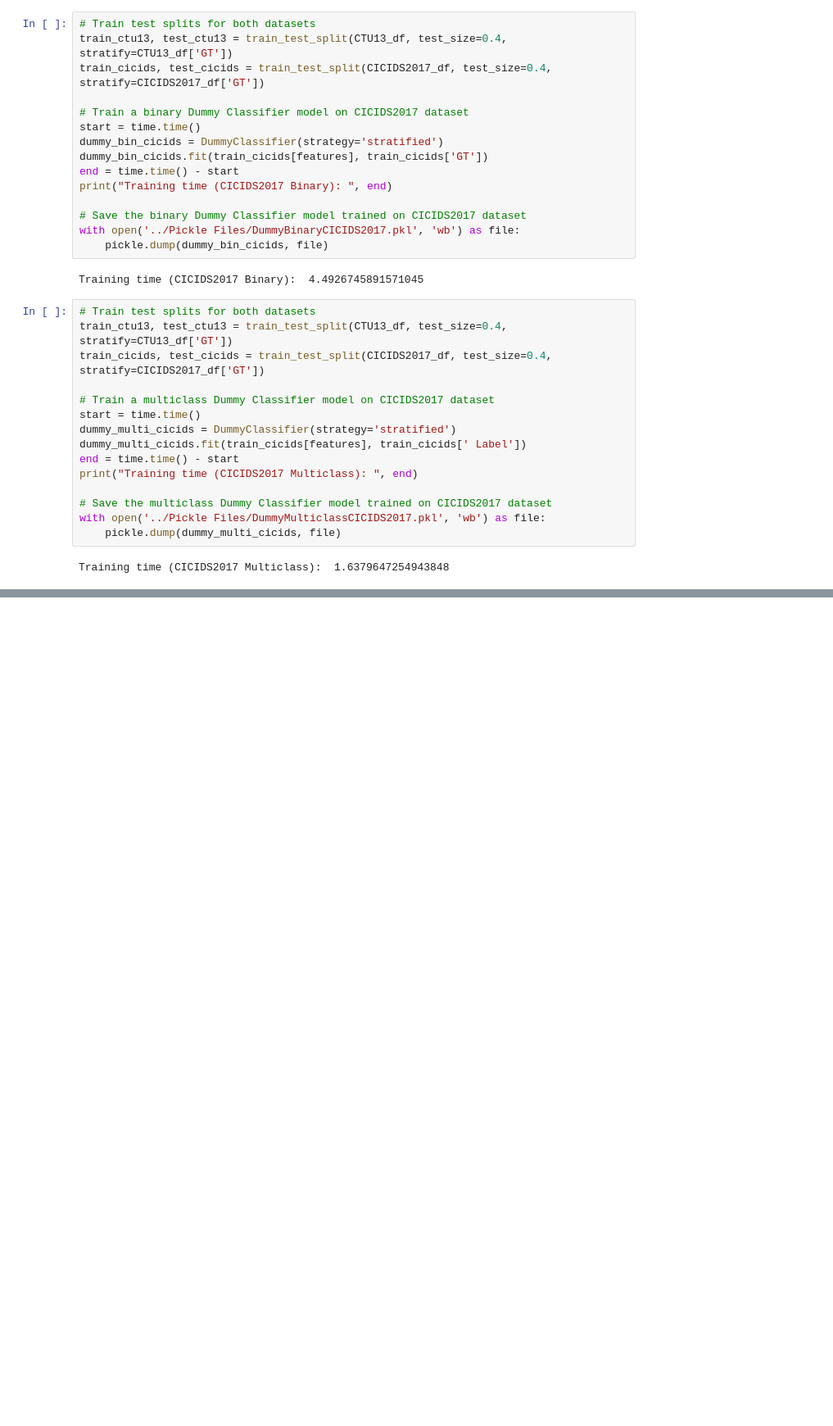
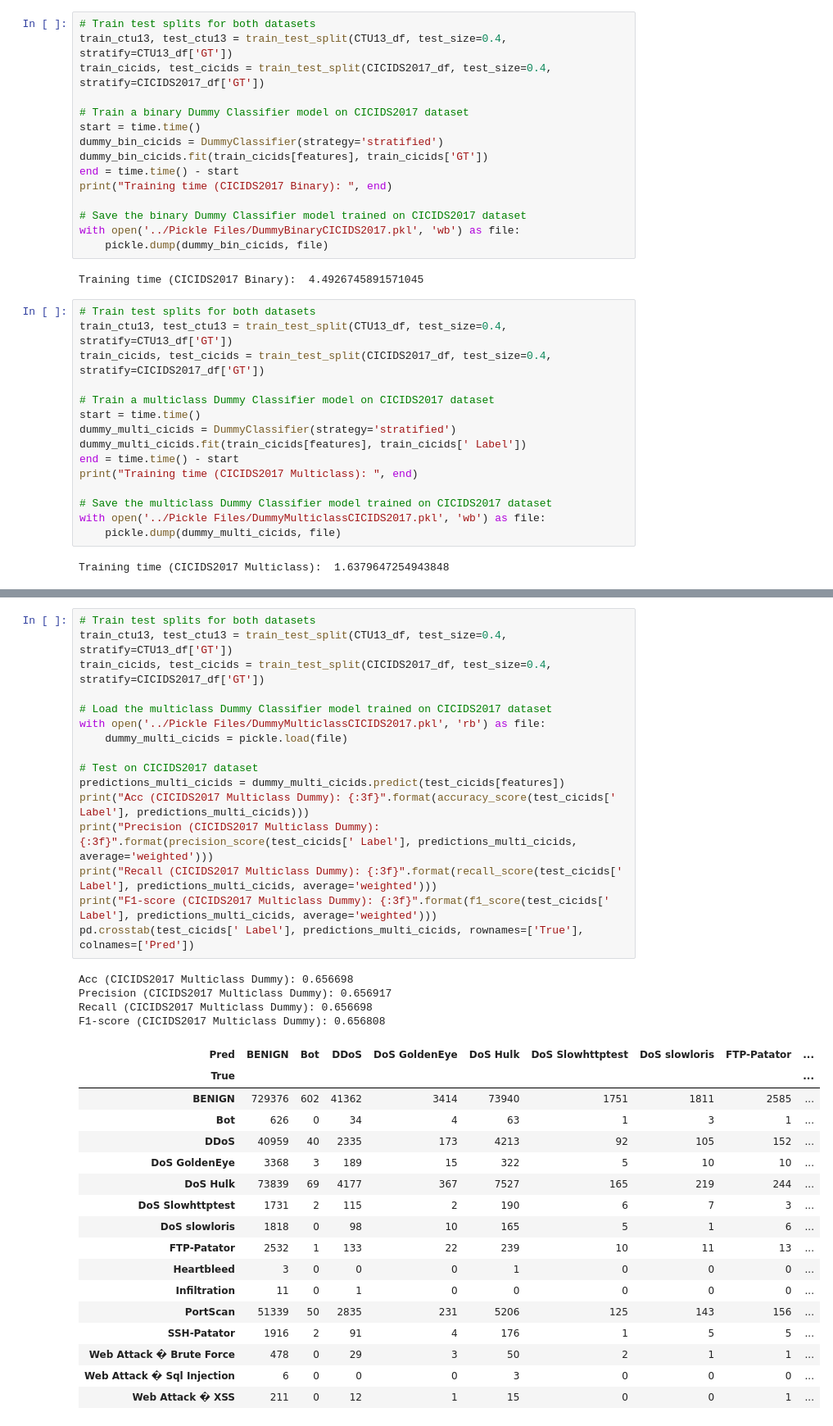
Before and after one commit to bedair81/Code-NIDS-ML-KCL, a Jupyter notebook: code/trainDummyClassifier.ipynb, the cells around one changed output, grey strips where cells are left out. Shown at 82% size. Drawn from its saved outputs; the diff is of its cells as text; blank space fills up the shorter version.

```diff
--- a/code/trainDummyClassifier.ipynb
+++ b/code/trainDummyClassifier.ipynb
@@ -216,3 +224,41 @@ F1-score (CICIDS2017 Binary Dummy): 0.197910
+# %%
+# Train test splits for both datasets
+train_ctu13, test_ctu13 = train_test_split(CTU13_df, test_size=0.4, stratify=CTU13_df['GT'])
+train_cicids, test_cicids = train_test_split(CICIDS2017_df, test_size=0.4, stratify=CICIDS2017_df['GT'])
+
+# Load the multiclass Dummy Classifier model trained on CICIDS2017 dataset
+with open('../Pickle Files/DummyMulticlassCICIDS2017.pkl', 'rb') as file:
+    dummy_multi_cicids = pickle.load(file)
+
+# Test on CICIDS2017 dataset
+predictions_multi_cicids = dummy_multi_cicids.predict(test_cicids[features])
+print("Acc (CICIDS2017 Multiclass Dummy): {:3f}".format(accuracy_score(test_cicids[' Label'], predictions_multi_cicids)))
+print("Precision (CICIDS2017 Multiclass Dummy): {:3f}".format(precision_score(test_cicids[' Label'], predictions_multi_cicids, average='weighted')))
+print("Recall (CICIDS2017 Multiclass Dummy): {:3f}".format(recall_score(test_cicids[' Label'], predictions_multi_cicids, average='weighted')))
+print("F1-score (CICIDS2017 Multiclass Dummy): {:3f}".format(f1_score(test_cicids[' Label'], predictions_multi_cicids, average='weighted')))
+pd.crosstab(test_cicids[' Label'], predictions_multi_cicids, rownames=['True'], colnames=['Pred'])
+# %% [output]
+Acc (CICIDS2017 Multiclass Dummy): 0.656698
+Precision (CICIDS2017 Multiclass Dummy): 0.656917
+Recall (CICIDS2017 Multiclass Dummy): 0.656698
+F1-score (CICIDS2017 Multiclass Dummy): 0.656808
+| Pred | BENIGN | Bot | DDoS | DoS GoldenEye | DoS Hulk | DoS Slowhttptest | DoS slowloris | FTP-Patator | ... |
+| True |  |  |  |  |  |  |  |  | ... |
+| BENIGN | 729376 | 602 | 41362 | 3414 | 73940 | 1751 | 1811 | 2585 | ... |
+| Bot | 626 | 0 | 34 | 4 | 63 | 1 | 3 | 1 | ... |
+| DDoS | 40959 | 40 | 2335 | 173 | 4213 | 92 | 105 | 152 | ... |
+| DoS GoldenEye | 3368 | 3 | 189 | 15 | 322 | 5 | 10 | 10 | ... |
+| DoS Hulk | 73839 | 69 | 4177 | 367 | 7527 | 165 | 219 | 244 | ... |
+| DoS Slowhttptest | 1731 | 2 | 115 | 2 | 190 | 6 | 7 | 3 | ... |
+| DoS slowloris | 1818 | 0 | 98 | 10 | 165 | 5 | 1 | 6 | ... |
+| FTP-Patator | 2532 | 1 | 133 | 22 | 239 | 10 | 11 | 13 | ... |
+| Heartbleed | 3 | 0 | 0 | 0 | 1 | 0 | 0 | 0 | ... |
+| Infiltration | 11 | 0 | 1 | 0 | 0 | 0 | 0 | 0 | ... |
+| PortScan | 51339 | 50 | 2835 | 231 | 5206 | 125 | 143 | 156 | ... |
+| SSH-Patator | 1916 | 2 | 91 | 4 | 176 | 1 | 5 | 5 | ... |
+| Web Attack � Brute Force | 478 | 0 | 29 | 3 | 50 | 2 | 1 | 1 | ... |
+| Web Attack � Sql Injection | 6 | 0 | 0 | 0 | 3 | 0 | 0 | 0 | ... |
+| Web Attack � XSS | 211 | 0 | 12 | 1 | 15 | 0 | 0 | 1 | ... |
 # %%
 # Train test splits for both datasets
 train_ctu13, test_ctu13 = train_test_split(CTU13_df, test_size=0.4, stratify=CTU13_df['GT'])
```
Also changed, not shown: parts of 6 cells of this notebook, 2 other files.
